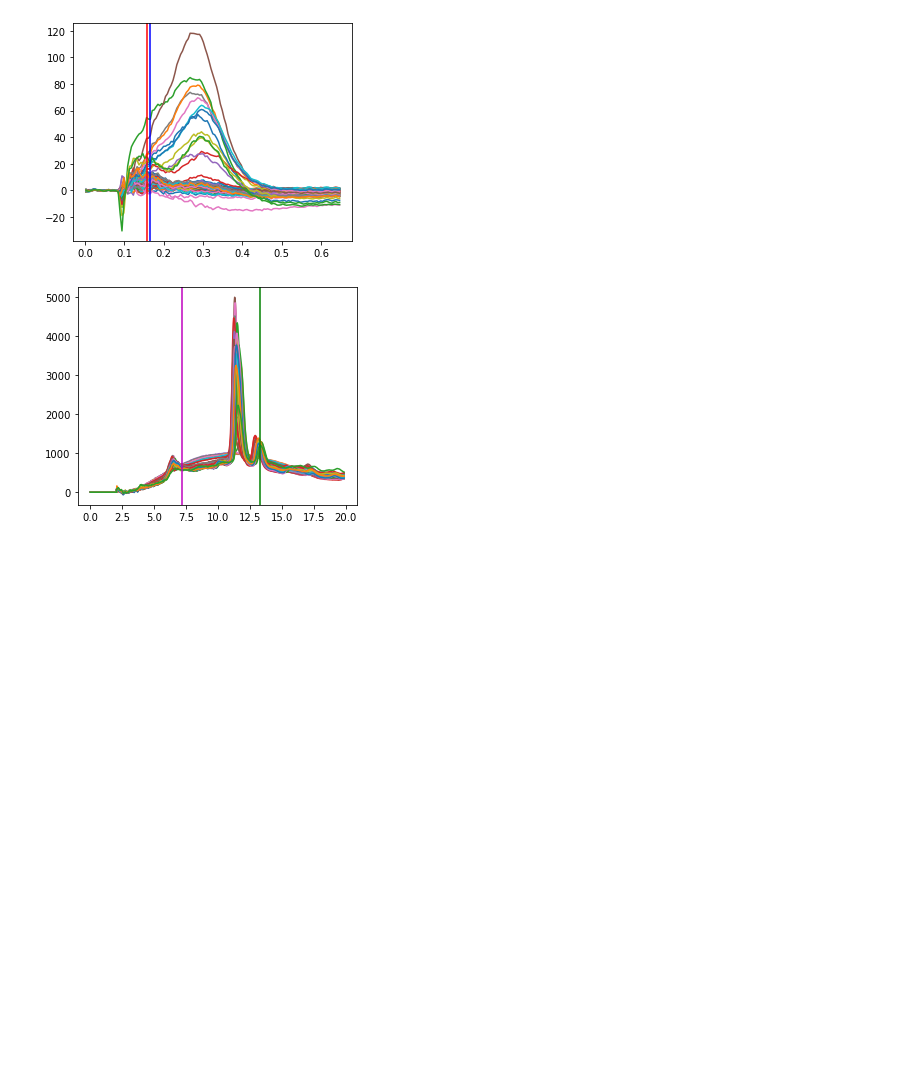
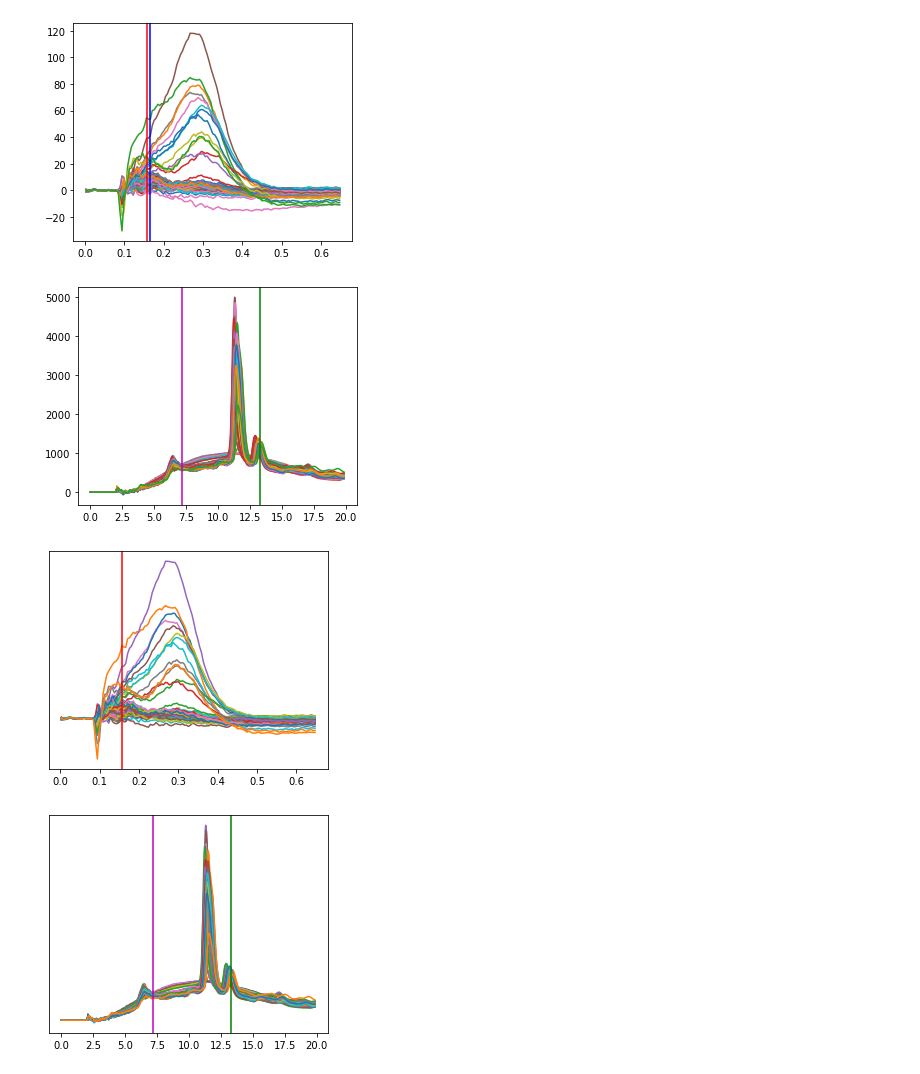
Before and after one commit to Kazuki526/CrystallinePolymer, a Jupyter notebook: figures.ipynb, the cells around one changed output. Cells and saved outputs as stored; diff of their text form; code cells hidden in the pictures; blank space fills up the shorter version.

```diff
--- a/figures.ipynb
+++ b/figures.ipynb
@@ -214,3 +214,31 @@ plt.savefig("correct/ss_importantw.pdf")
 # %% [output]
 [figure]
 [figure]
+# %%
+##  SAXSが極端に負になっているSampleNo 24を除去したら？
+fig, ax = plt.subplots(figsize=(5,4))
+for id in range(18, 81):
+    if id ==24:
+        continue
+    qs=saxs[saxs.SampleNo==id]
+    ax.plot(qs.Q, qs.corrected_Intensity)
+
+ax.axvline(x=0.1564557,color="r")
+#ax.axvline(x=0.16608374,color="b")
+ax.set_yticks([])
+plt.savefig("correct/enz_importants_ex.pdf")
+
+fig, ax = plt.subplots(figsize=(5,4))
+for id in range(18, 81):
+    if id ==24:
+        continue
+    qw=waxd[waxd.SampleNo==id]
+    ax.plot(qw["Q"], qw["corrected_Intensity"])
+
+ax.axvline(x=13.265596,color="g")
+ax.axvline(x=7.1642504,color="m")
+ax.set_yticks([])
+plt.savefig("correct/ss_importantw_ex.pdf")
+# %% [output]
+[figure, added]
+[figure, added]
```
Also changed, not shown: parts of 2 cells of this notebook, 1 other file.
